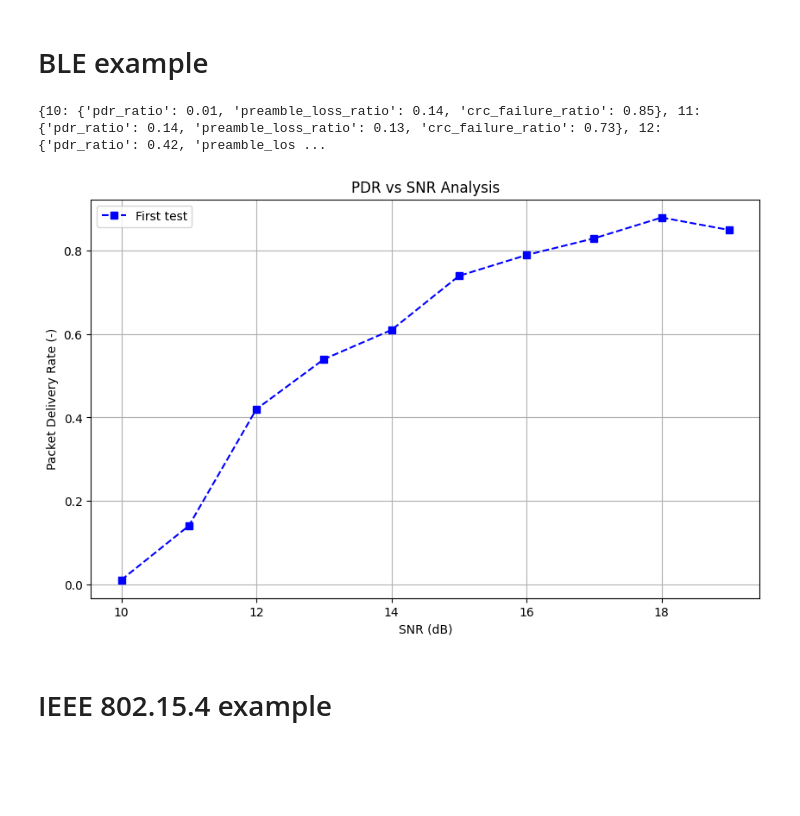
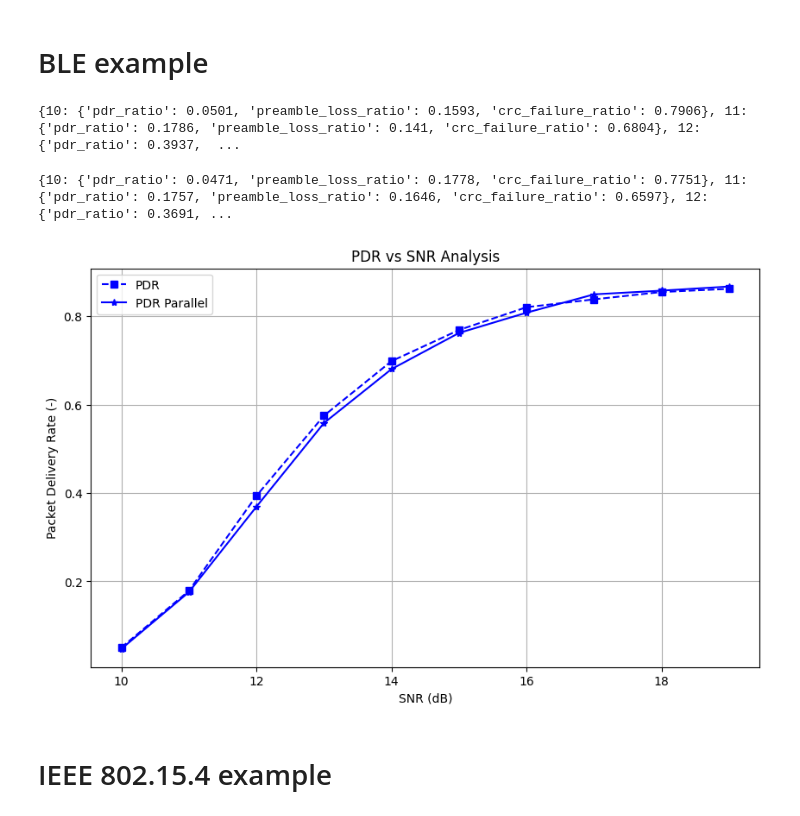
Before and after one commit to SDMote/SDR_projects, a Jupyter notebook: python_phy/jupyter_notebooks/packet_delivery_rate_analysis.ipynb, the cells around one changed output. Cells and saved outputs as stored; diff of their text form; code cells hidden in the pictures; blank space fills up the shorter version.

Commit message:
PDR vs SNR parallelisation attempt using concurrent.futures Reduces computation time to one third, and all the CPU cores are at 100%

```diff
--- a/python_phy/jupyter_notebooks/packet_delivery_rate_analysis.ipynb
+++ b/python_phy/jupyter_notebooks/packet_delivery_rate_analysis.ipynb
@@ -23,8 +23,8 @@ def pdr_vs_snr_analysis(
     bw_snr: float,
     fs: float,
     receiver_type: str,
-    demodulation_type: str,
-    ted_type: str,
+    demodulation_type: DemodulationType,
+    ted_type: TEDType,
     noise_realisations: int,
 ) -> dict:
     """
@@ -90,7 +182,7 @@ demodulation_type: DemodulationType = "INSTANTANEOUS_FREQUENCY"
 ted_type: TEDType = "MOD_MUELLER_AND_MULLER"
 
 snr_range = range(10, 20, 1)
-noise_realisations = int(1e2)
+noise_realisations = int(1e4)
 
 pdr: dict = pdr_vs_snr_analysis(
     iq_samples=iq_samples,
@@ -105,12 +197,28 @@ pdr: dict = pdr_vs_snr_analysis(
 
 print(pdr)
 # %% [output]
-{10: {'pdr_ratio': 0.01, 'preamble_loss_ratio': 0.14, 'crc_failure_ratio': 0.85}, 11: {'pdr_ratio': 0.14, 'preamble_loss_ratio': 0.13, 'crc_failure_ratio': 0.73}, 12: {'pdr_ratio': 0.42, 'preamble_los ...
+{10: {'pdr_ratio': 0.0501, 'preamble_loss_ratio': 0.1593, 'crc_failure_ratio': 0.7906}, 11: {'pdr_ratio': 0.1786, 'preamble_loss_ratio': 0.141, 'crc_failure_ratio': 0.6804}, 12: {'pdr_ratio': 0.3937,  ...
+# %%
+pdr_parallel: dict = pdr_vs_snr_analysis_parallel(
+    iq_samples=iq_samples,
+    snr_range=snr_range,
+    bw_snr=bw_snrs[receiver_type],
+    fs=fs,
+    receiver_type=receiver_type,
+    demodulation_type=demodulation_type,
+    ted_type=ted_type,
+    noise_realisations=noise_realisations,
+)
+
+print(pdr_parallel)
+# %% [output]
+{10: {'pdr_ratio': 0.0471, 'preamble_loss_ratio': 0.1778, 'crc_failure_ratio': 0.7751}, 11: {'pdr_ratio': 0.1757, 'preamble_loss_ratio': 0.1646, 'crc_failure_ratio': 0.6597}, 12: {'pdr_ratio': 0.3691, ...
 # %%
 plotter = PDRPlotter()
-plotter.add_trace(pdr, "First test", colour="blue", linestyle="--", marker="s")
+plotter.add_trace(pdr, "PDR", colour="blue", linestyle="--", marker="s")
+plotter.add_trace(pdr_parallel, "PDR Parallel", colour="blue", linestyle="-", marker="*")
 plotter.plot(title="PDR vs SNR Analysis")
 # %% [output]
-[figure, old version]
+[figure, new version]
 # %% [markdown]
 # IEEE 802.15.4 example
```
Also changed, not shown: parts of 1 cell of this notebook.
